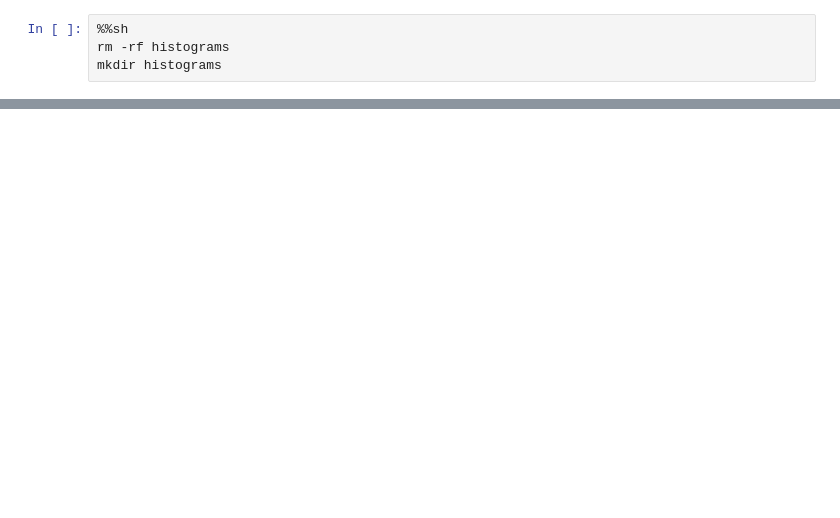
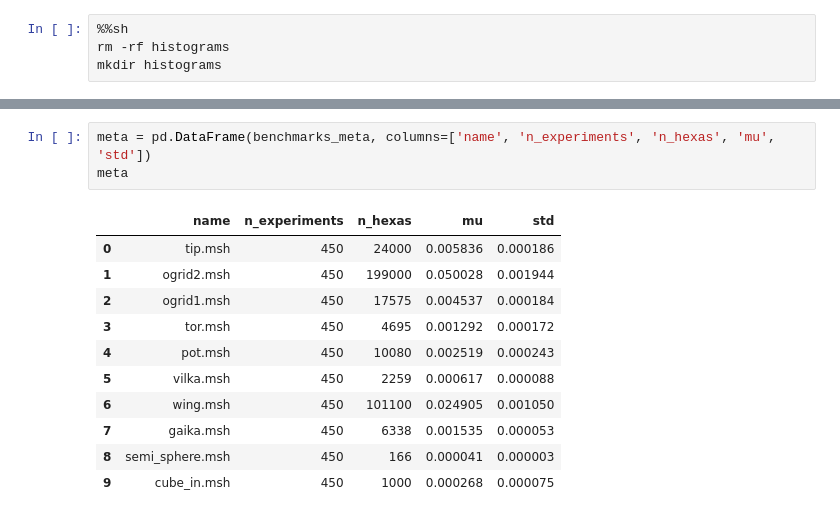
Before and after one commit to arseny-egorov-r/cpp-subdivide-hex, a Jupyter notebook: benchmarks.ipynb, the cells around one changed output, grey strips where cells are left out. Drawn from its saved outputs; the diff is of its cells as text; blank space fills up the shorter version.

```diff
--- a/benchmarks.ipynb
+++ b/benchmarks.ipynb
@@ -112,0 +121,15 @@ The PostScript backend does not support transparency; partially transparent arti
+# %%
+meta = pd.DataFrame(benchmarks_meta, columns=['name', 'n_experiments', 'n_hexas', 'mu', 'std'])
+meta
+# %% [output]
+|  | name | n_experiments | n_hexas | mu | std |
+| 0 | tip.msh | 450 | 24000 | 0.005836 | 0.000186 |
+| 1 | ogrid2.msh | 450 | 199000 | 0.050028 | 0.001944 |
+| 2 | ogrid1.msh | 450 | 17575 | 0.004537 | 0.000184 |
+| 3 | tor.msh | 450 | 4695 | 0.001292 | 0.000172 |
+| 4 | pot.msh | 450 | 10080 | 0.002519 | 0.000243 |
+| 5 | vilka.msh | 450 | 2259 | 0.000617 | 0.000088 |
+| 6 | wing.msh | 450 | 101100 | 0.024905 | 0.001050 |
+| 7 | gaika.msh | 450 | 6338 | 0.001535 | 0.000053 |
+| 8 | semi_sphere.msh | 450 | 166 | 0.000041 | 0.000003 |
+| 9 | cube_in.msh | 450 | 1000 | 0.000268 | 0.000075 |
```
Also changed, not shown: parts of 6 cells of this notebook.
